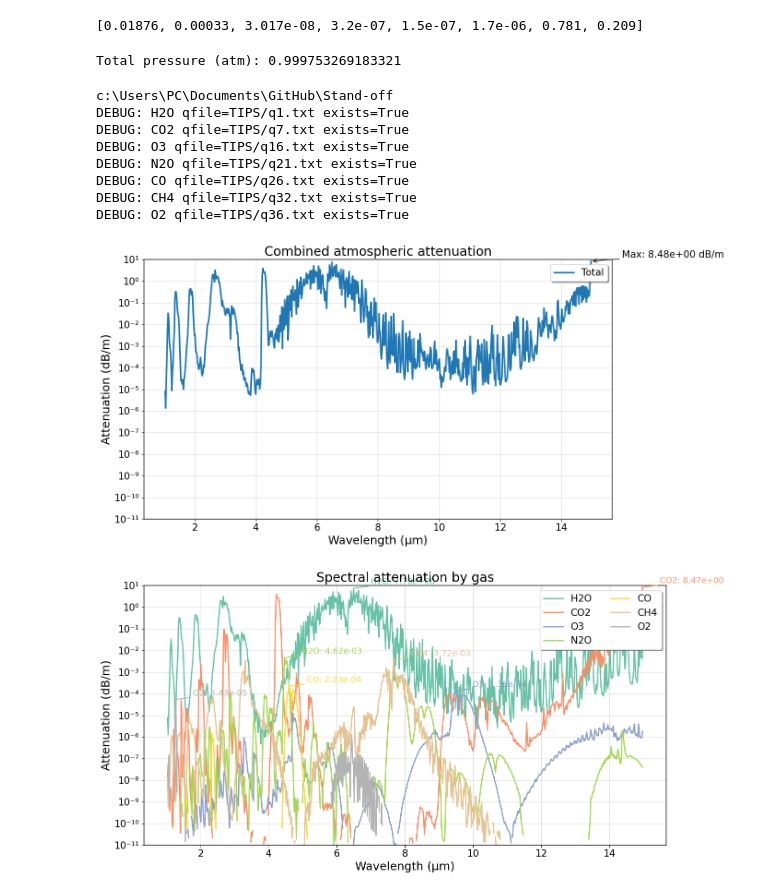
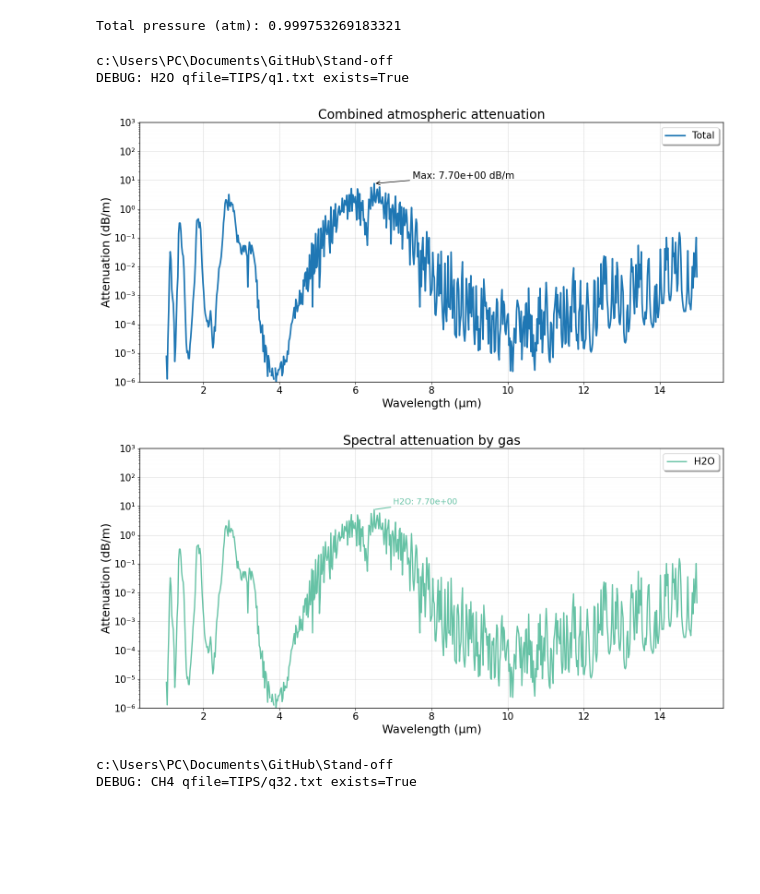
Before and after one commit to Jleon13/Stand-off, a Jupyter notebook: ch4.ipynb, the cells around one changed output. Drawn from its saved outputs; the diff is of its cells as text; code cells hidden in the pictures; blank space fills up the shorter version.

```diff
--- a/ch4.ipynb
+++ b/ch4.ipynb
@@ -4,10 +4,3 @@ import importlib
 import final_forward_attenuation
 importlib.reload(final_forward_attenuation)
 from final_forward_attenuation import run_simulation, default_species, convert_atm, convert_vmr
-Ptotal = convert_atm(1.013e6, "gcms2")
-ppVs = [1.876E-02, 3.300E-04, 3.017E-08, 3.200E-07, 1.500E-07, 1.700E-06, 0.781] #porque no usamos N2?
-o2 = convert_vmr(2.090E+05)
-vmrs = ppVs + [o2]
-print(vmrs)
-# %% [output]
-[0.01876, 0.00033, 3.017e-08, 3.2e-07, 1.5e-07, 1.7e-06, 0.781, 0.209]
@@ -16,36 +15,76 @@ print(f'Total pressure (atm): {Ptotal}')
 # %% [output]
 Total pressure (atm): 0.999753269183321
 # %%
-#1 km
+'''Comprobando con la firma de H2O'''
 sp = default_species()
 for s in sp:
+     if s.name == 'H2O': s.Pmol = 0.0187553713298791
+     if s.name == 'CO2': s.Pmol = 0.0003299185788304959
+     if s.name == 'O3': s.Pmol = 3.016255613126079e-08
+     if s.name == 'N2O': s.Pmol = 3.1992104613866274e-07
+     if s.name == 'CO': s.Pmol = 1.4996299037749815e-07
      if s.name == 'CH4': s.Pmol = 1.6995805576116458e-06
+     if s.name == 'O2': s.Pmol = 0.2089484332593141
 
+h2o = [s for s in sp if s.name == "H2O"]
 
 import os
 print(os.getcwd())
 
 res = run_simulation(
     parfile='68da838c.par',
-    species=sp,
+    species=h2o,
     nu_min=666.67, nu_max=10000.0, dnu=0.01,
     tileW=20.0, guard=5.0,
     temp_K=296.0, L_m=1.0, pres=Ptotal,
     delta_um=0.020,
     save_csv=True, outdir='out', make_plots=True,
 )
 
 lambda_um = res['lambda_centers']
 Tprod = res['T_prod_samp']
 Th2o  = res['T_each_samp'][0]
 # %% [output]
 c:\Users\PC\Documents\GitHub\Stand-off
 DEBUG: H2O qfile=TIPS/q1.txt exists=True
-DEBUG: CO2 qfile=TIPS/q7.txt exists=True
-DEBUG: O3 qfile=TIPS/q16.txt exists=True
-DEBUG: N2O qfile=TIPS/q21.txt exists=True
-DEBUG: CO qfile=TIPS/q26.txt exists=True
-DEBUG: CH4 qfile=TIPS/q32.txt exists=True
-DEBUG: O2 qfile=TIPS/q36.txt exists=True
-[figure, old version]
+[figure, new version]
-[figure, old version]
+[figure, new version]
+# %%
+'''CH4'''
+vmr = 1.7e-06
+Ptotal = convert_atm(1013, "mbar")
+T = 288.0
+Pch4 = vmr * Ptotal
+
+
+sp = default_species()
+for s in sp:
+     if s.name == 'H2O': s.Pmol = 0
+     if s.name == 'CO2': s.Pmol = 0
+     if s.name == 'O3': s.Pmol = 0
+     if s.name == 'N2O': s.Pmol = 0
+     if s.name == 'CO': s.Pmol = 0
+     if s.name == 'CH4': s.Pmol = Pch4
+     if s.name == 'O2': s.Pmol = 0
+
+ch4 = [s for s in sp if s.name == "CH4"]
+
+import os
+print(os.getcwd())
+
+res = run_simulation(
+    parfile='68da838c.par',
+    species=ch4,
+    nu_min=666.67, nu_max=10000.0, dnu=0.01,
+    tileW=20.0, guard=5.0,
+    temp_K=T, L_m=1.0, pres=Ptotal,
+    delta_um=0.020,
+    save_csv=True, outdir='out', make_plots=True, att=False,
+)
+
+lambda_um = res['lambda_centers']
+Tprod = res['T_prod_samp']
+Th2o  = res['T_each_samp'][0]
+# %% [output]
+c:\Users\PC\Documents\GitHub\Stand-off
+DEBUG: CH4 qfile=TIPS/q32.txt exists=True
```
Also changed, not shown: parts of 2 cells of this notebook, 14 other files.
